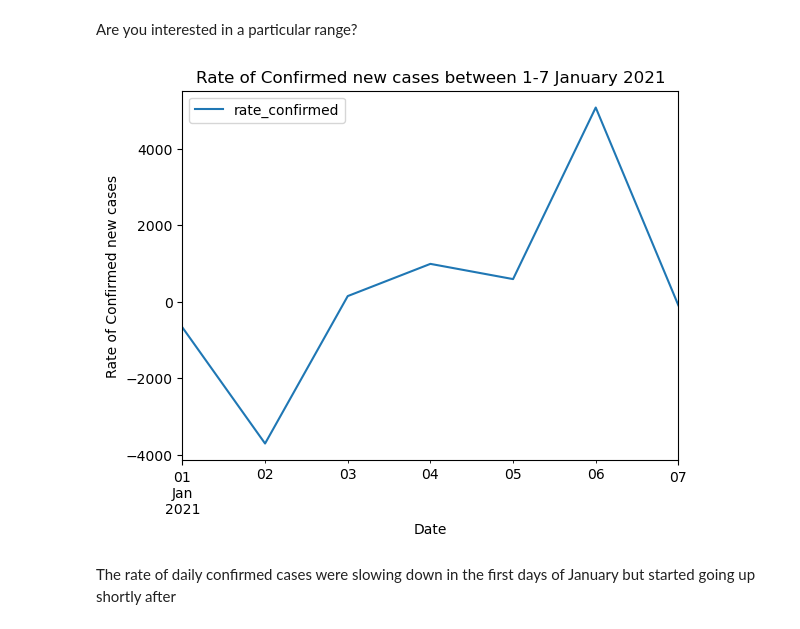
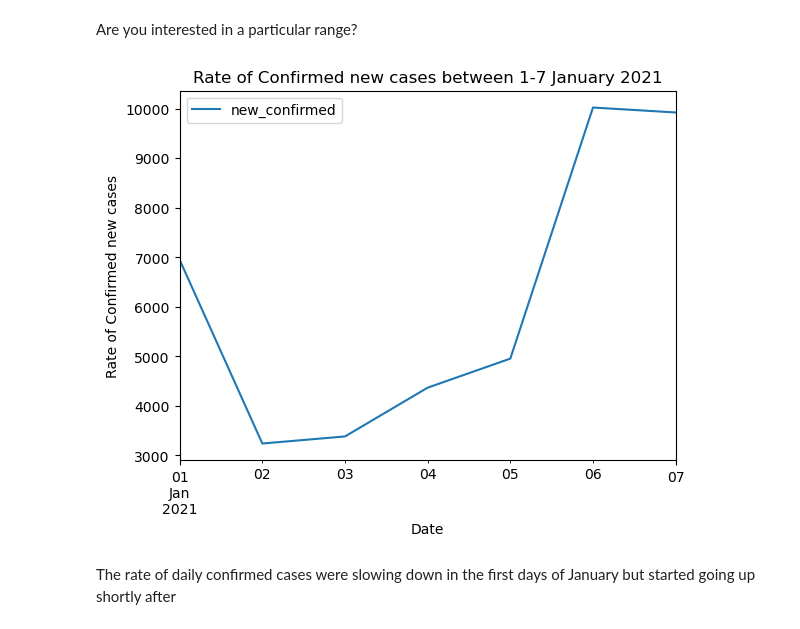
Before and after one commit to samsung-ai-course/5th-edition, a Jupyter notebook: Timeseries & DoubleIndex/TimeSeries/Learning Notebook.ipynb, the cells around one changed output. Saved outputs shown, nothing was run; the diff lists cells and outputs as text; code cells hidden in the pictures.

```diff
--- a/Timeseries & DoubleIndex/TimeSeries/Learning Notebook.ipynb
+++ b/Timeseries & DoubleIndex/TimeSeries/Learning Notebook.ipynb
@@ -236,12 +245,12 @@ plt.show();
 # %% [markdown]
 Are you interested in a particular range?
 # %%
-df.loc['Jan 1st 2021':'Jan 7th 2021'].rate_confirmed.plot();  # <--- remember, American dates are less error prone in Pandas
+df.loc['Jan 1st 2021':'Jan 7th 2021'].new_confirmed.plot();  # <--- remember, American dates are less error prone in Pandas
 plt.ylabel('Rate of Confirmed new cases')
 plt.title('Rate of Confirmed new cases between 1-7 January 2021')
 plt.legend();
 # %% [output]
-[figure, old version]
+[figure, new version]
 # %% [markdown]
 The rate of daily confirmed cases were slowing down in the first days of January but started going up shortly after
 # %% [markdown]
```
Also changed, not shown: parts of 26 cells of this notebook, 1 other file.
